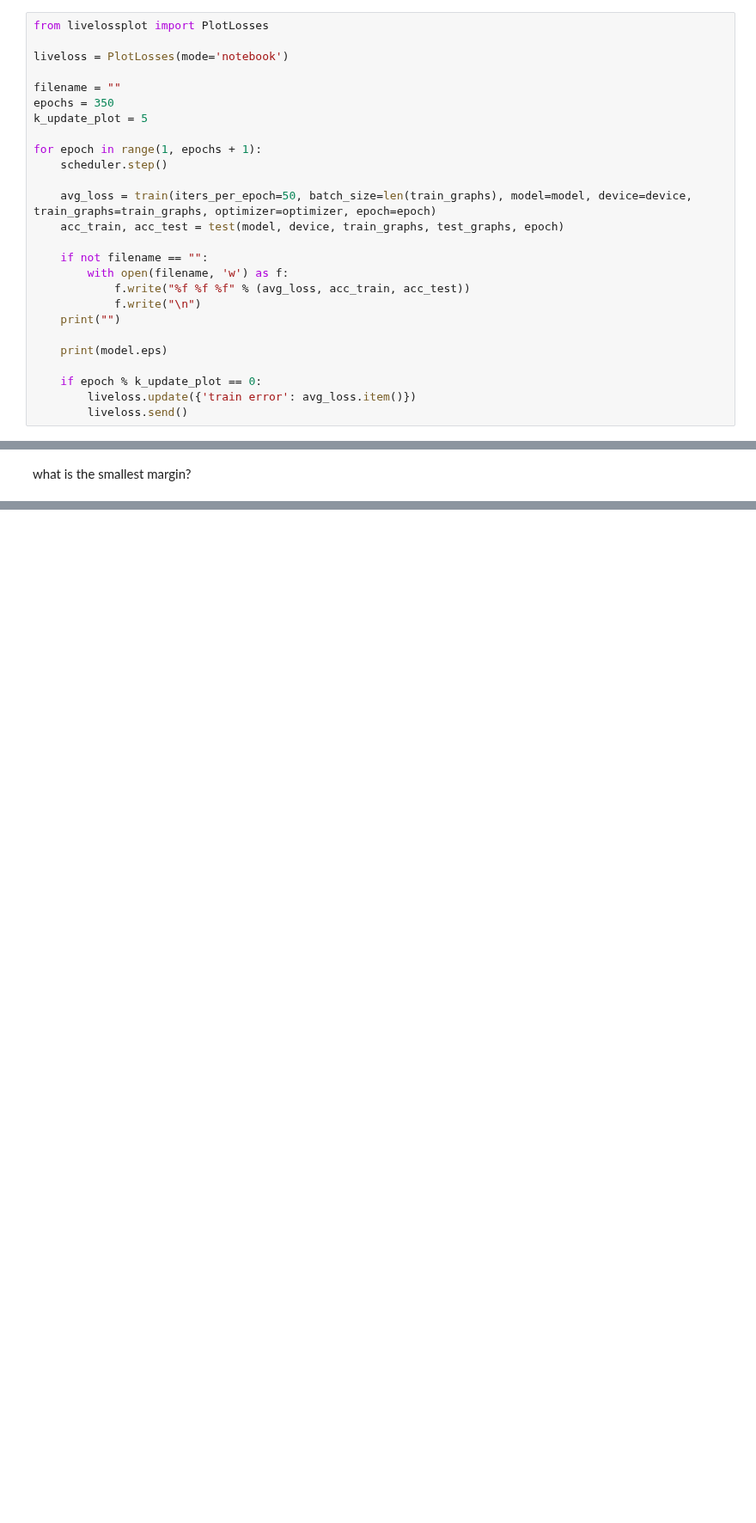
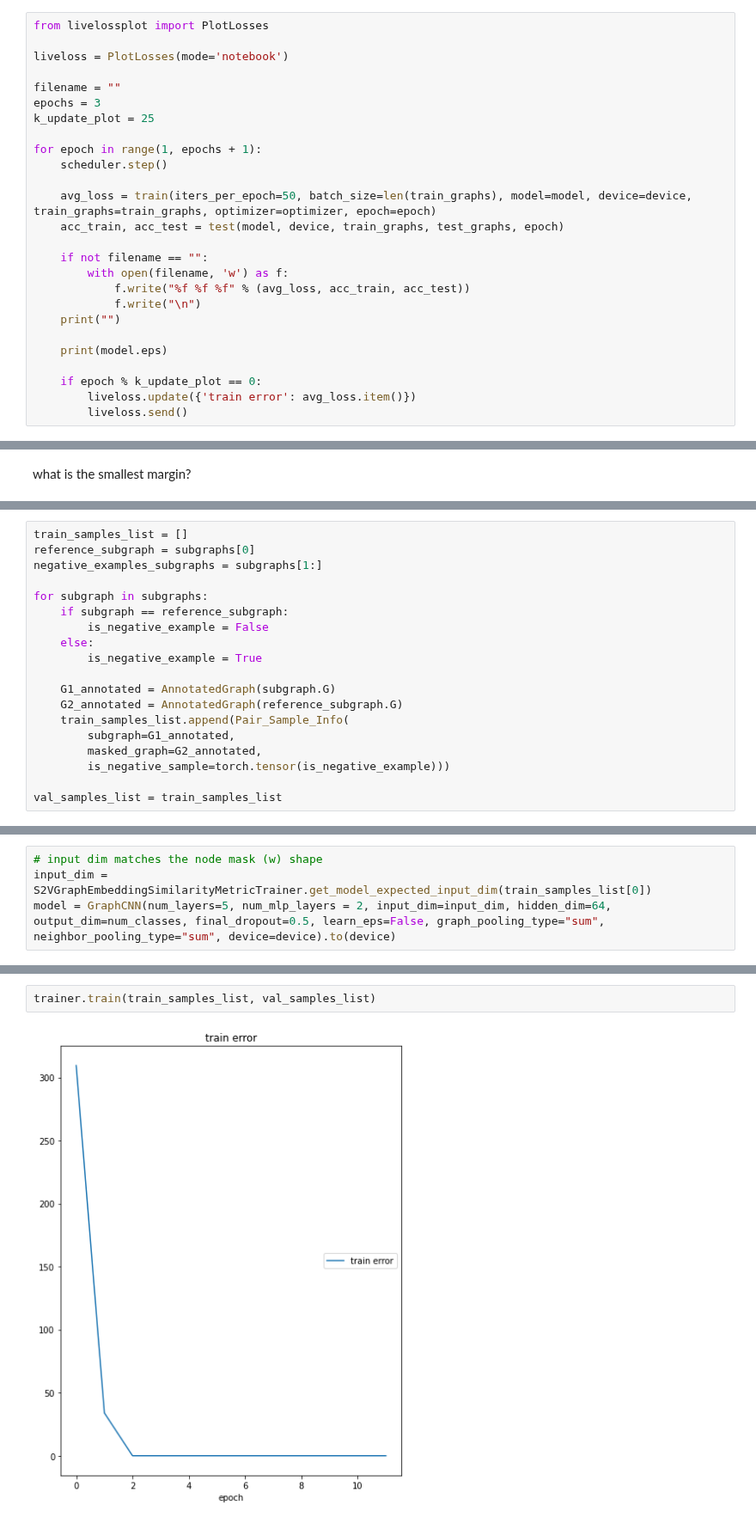
Before and after one commit to vistalab-technion/GraphMatching, a Jupyter notebook: notebooks/gnn_based_classifier.ipynb, the cells around one changed output, grey strips where cells are left out. Shown at 86% size. Drawn from its saved outputs; the diff is of its cells as text; blank space fills up the shorter version.

```diff
--- a/notebooks/gnn_based_classifier.ipynb
+++ b/notebooks/gnn_based_classifier.ipynb
@@ -111,8 +124,8 @@ from livelossplot import PlotLosses
 liveloss = PlotLosses(mode='notebook')
 
 filename = ""
-epochs = 350
-k_update_plot = 5
+epochs = 3
+k_update_plot = 25
 
 for epoch in range(1, epochs + 1):
     scheduler.step()
@@ -164,0 +224,19 @@ print(get_min_non_diagonal_entry(cos_dists))
+# %%
+train_samples_list = []
+reference_subgraph = subgraphs[0]
+negative_examples_subgraphs = subgraphs[1:]
+
+for subgraph in subgraphs:
+    if subgraph == reference_subgraph:
+        is_negative_example = False
+    else:
+        is_negative_example = True
+
+    G1_annotated = AnnotatedGraph(subgraph.G)
+    G2_annotated = AnnotatedGraph(reference_subgraph.G)
+    train_samples_list.append(Pair_Sample_Info(
+        subgraph=G1_annotated,
+        masked_graph=G2_annotated,
+        is_negative_sample=torch.tensor(is_negative_example)))
+
+val_samples_list = train_samples_list
@@ -164,0 +245,4 @@ print(get_min_non_diagonal_entry(cos_dists))
+# %%
+# input dim matches the node mask (w) shape
+input_dim = S2VGraphEmbeddingSimilarityMetricTrainer.get_model_expected_input_dim(train_samples_list[0])
+model = GraphCNN(num_layers=5, num_mlp_layers = 2, input_dim=input_dim, hidden_dim=64, output_dim=num_classes, final_dropout=0.5, learn_eps=False, graph_pooling_type="sum", neighbor_pooling_type="sum", device=device).to(device)
@@ -164,0 +297,4 @@ print(get_min_non_diagonal_entry(cos_dists))
+# %%
+trainer.train(train_samples_list, val_samples_list)
+# %% [output]
+[figure, added]
```
Also changed, not shown: parts of 16 cells of this notebook, 11 other files.
